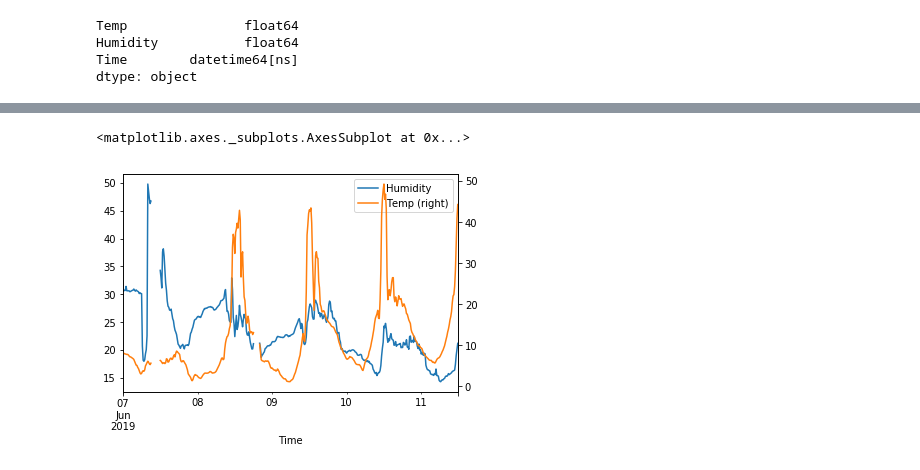
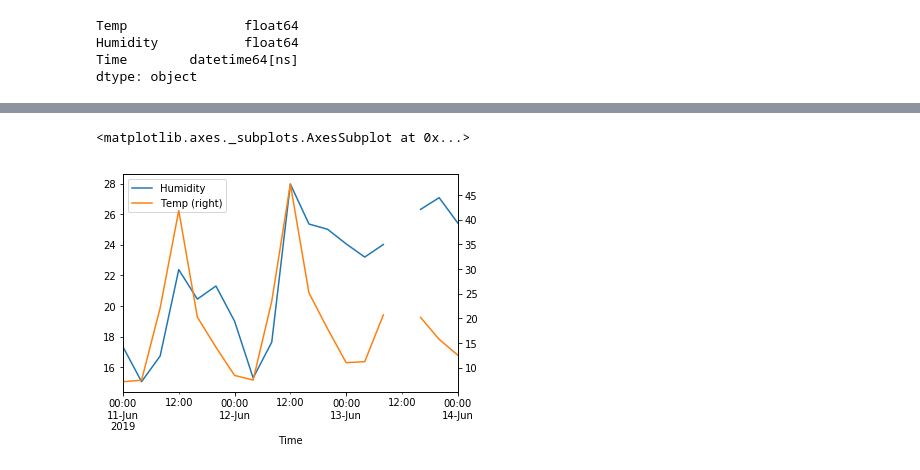
Before and after one commit to tarkus1/irrigation, a Jupyter notebook: moisture.ipynb, the cells around one changed output, grey strips where cells are left out. Cells and saved outputs as stored; diff of their text form; code cells hidden in the pictures.

```diff
--- a/moisture.ipynb
+++ b/moisture.ipynb
@@ -39,3 +39,10 @@ import matplotlib.pyplot as plt
 # %%
 # moist['2019-06-01 14:00':].Humidity.plot(legend=True)
 # moist['2019-06-01 14:00':].Temp.plot(secondary_y=True,label='Temp',legend=True)
+# %%
+import datetime
+hstart = datetime.datetime.now() - datetime.timedelta(3)
+hstr = hstart.strftime('%Y-%m-%d')
+hourly = moist.resample('15Min').mean()
+hourly[hstr:].Humidity.plot(legend=True)
+hourly[hstr:].Temp.plot(secondary_y=True,legend=True)
@@ -42,7 +52,7 @@ import matplotlib.pyplot as plt
 # %%
-hourly = moist.resample('15Min').mean()
-hourly['2019-06-07':].Humidity.plot(legend=True)
-hourly['2019-06-07':].Temp.plot(secondary_y=True,legend=True)
+daily = moist.resample('4h').mean()
+daily[hstr:].Humidity.plot(legend=True)
+daily[hstr:].Temp.plot(secondary_y=True,legend=True)
 # %% [output]
 <matplotlib.axes._subplots.AxesSubplot at 0x...>
-[figure, old version]
+[figure, new version]
```
Also changed, not shown: parts of 8 cells of this notebook, 3 other files.
